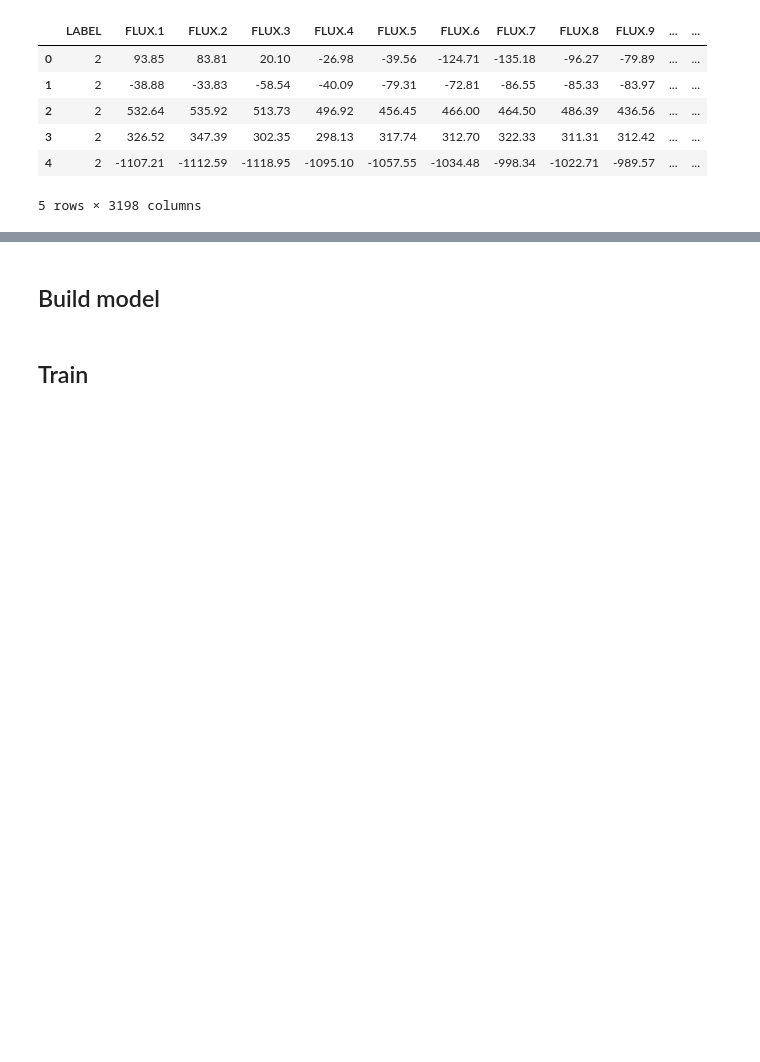
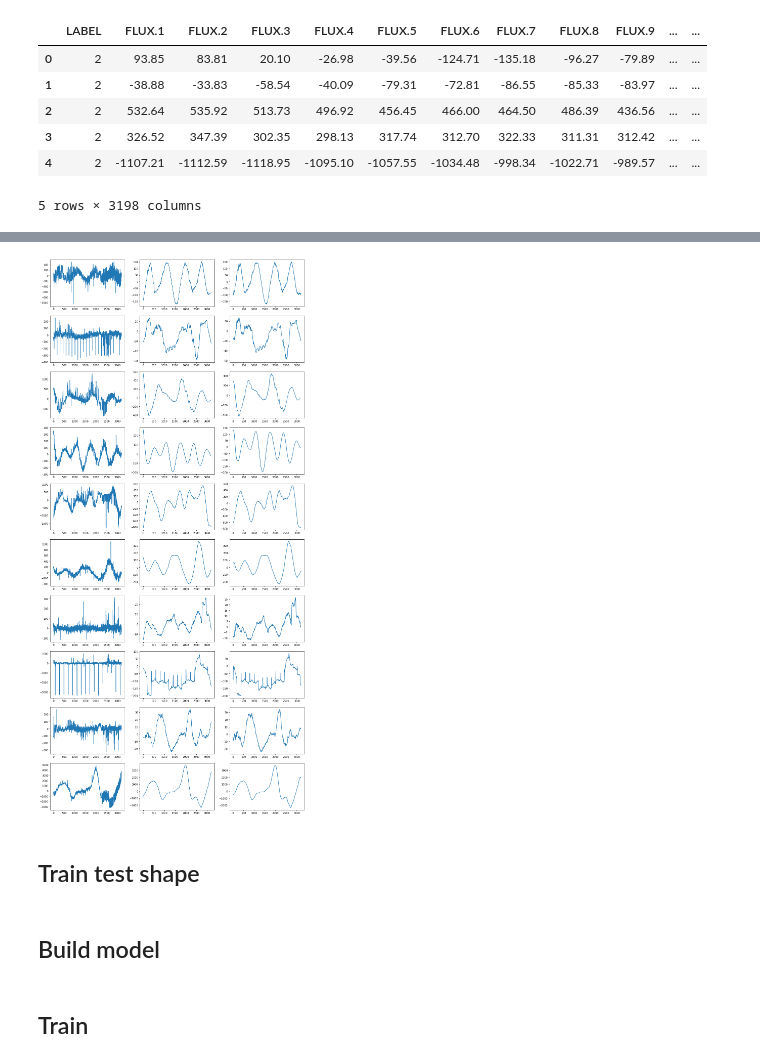
Before and after one commit to MartinBrisiak/exoplanet-hunting-in-deep-space, a Jupyter notebook: notebooks/Untitled.ipynb, the cells around one changed output, grey strips where cells are left out. Saved outputs shown, nothing was run; the diff lists cells and outputs as text; code cells hidden in the pictures; blank space fills up the shorter version.

```diff
--- a/notebooks/Untitled.ipynb
+++ b/notebooks/Untitled.ipynb
@@ -39 +48,12 @@ df.iloc[12, 1:].plot(figsize=(15,8))
+# %%
+stars = df[df['LABEL'] == 2].iloc[:10,1:].to_numpy()
+f, axes = plt.subplots(stars.shape[0], 3, figsize=(18, stars.shape[0] * 4))
+for i, (star) in enumerate(stars):
+    axes[i, 0].plot(star)
+    axes[i, 1].plot(savgol_filter(star, window_length=199, polyorder=1))
+    axes[i, 2].plot(uniform_filter1d(star, size=200))
+# %% [output]
+[figure, added]
+# %% [markdown]
+## Train test shape
 # %%
```
Also changed, not shown: parts of 10 cells of this notebook.
